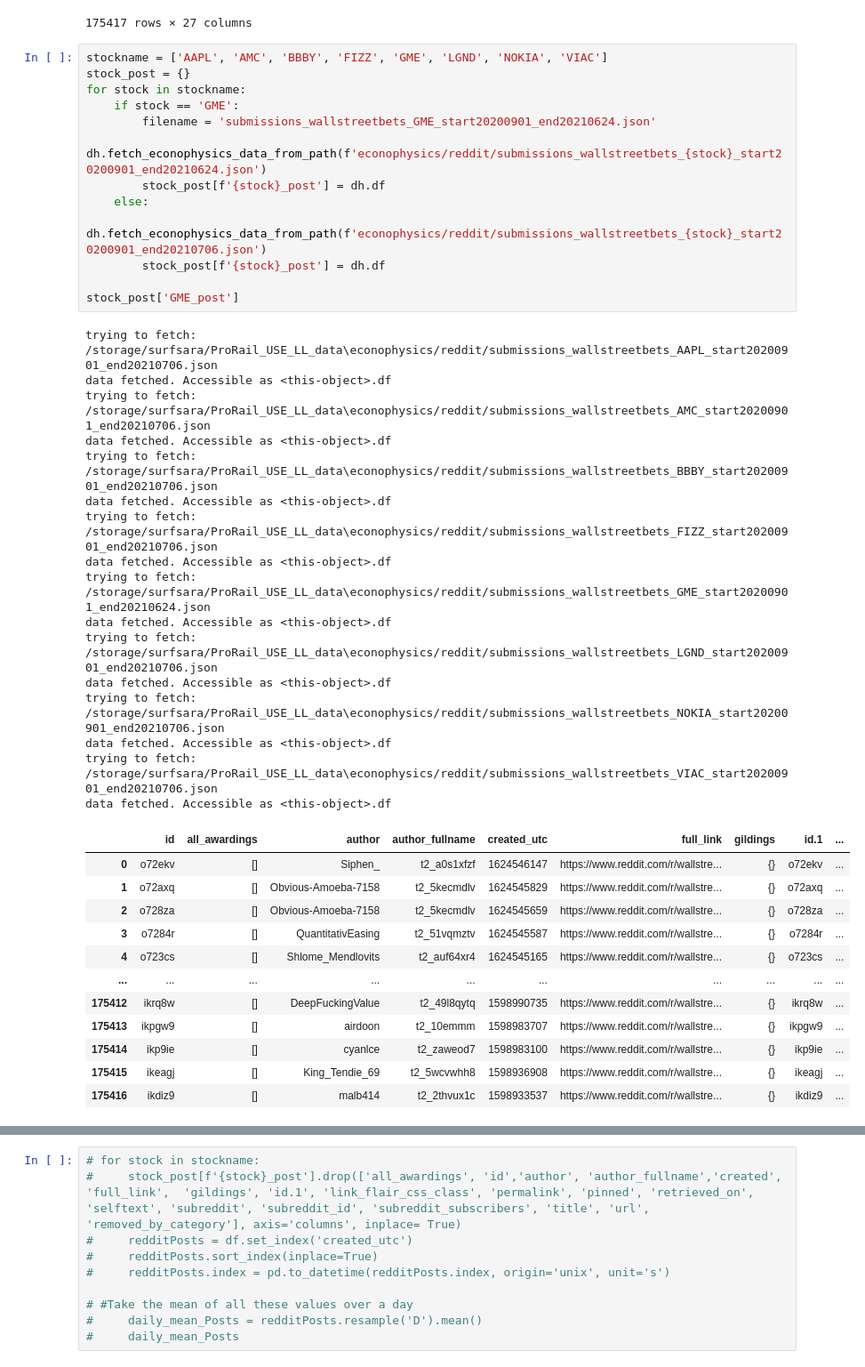
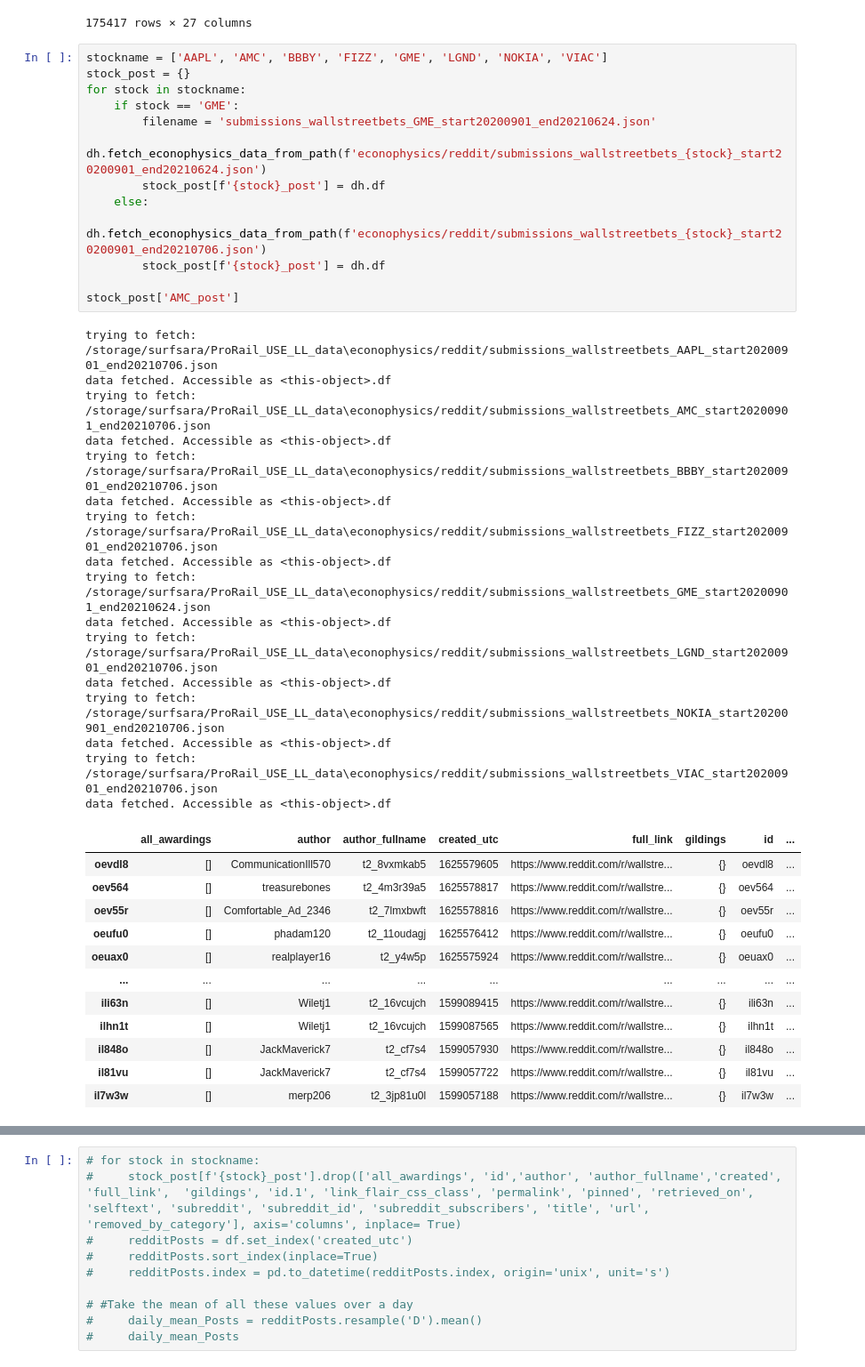
Before and after one commit to SaberQ19/socioPhysics_DiamondHands, a Jupyter notebook: xgBoost.ipynb, the cells around one changed output, grey strips where cells are left out. Shown at 89% size. Drawn from its saved outputs; the diff is of its cells as text.

```diff
--- a/xgBoost.ipynb
+++ b/xgBoost.ipynb
@@ -85,42 +85,42 @@ removed_by_category
 # %%
 stockname = ['AAPL', 'AMC', 'BBBY', 'FIZZ', 'GME', 'LGND', 'NOKIA', 'VIAC']
 stock_post = {}
 for stock in stockname:
     if stock == 'GME':
         filename = 'submissions_wallstreetbets_GME_start20200901_end20210624.json'
         dh.fetch_econophysics_data_from_path(f'econophysics/reddit/submissions_wallstreetbets_{stock}_start20200901_end20210624.json')
         stock_post[f'{stock}_post'] = dh.df
     else:
         dh.fetch_econophysics_data_from_path(f'econophysics/reddit/submissions_wallstreetbets_{stock}_start20200901_end20210706.json')
         stock_post[f'{stock}_post'] = dh.df
 
-stock_post['GME_post']
+stock_post['AMC_post']
 # %% [output]
 trying to fetch: /storage/surfsara/ProRail_USE_LL_data\econophysics/reddit/submissions_wallstreetbets_AAPL_start20200901_end20210706.json
 data fetched. Accessible as <this-object>.df
 trying to fetch: /storage/surfsara/ProRail_USE_LL_data\econophysics/reddit/submissions_wallstreetbets_AMC_start20200901_end20210706.json
 data fetched. Accessible as <this-object>.df
 trying to fetch: /storage/surfsara/ProRail_USE_LL_data\econophysics/reddit/submissions_wallstreetbets_BBBY_start20200901_end20210706.json
 data fetched. Accessible as <this-object>.df
 trying to fetch: /storage/surfsara/ProRail_USE_LL_data\econophysics/reddit/submissions_wallstreetbets_FIZZ_start20200901_end20210706.json
 data fetched. Accessible as <this-object>.df
 trying to fetch: /storage/surfsara/ProRail_USE_LL_data\econophysics/reddit/submissions_wallstreetbets_GME_start20200901_end20210624.json
 data fetched. Accessible as <this-object>.df
 trying to fetch: /storage/surfsara/ProRail_USE_LL_data\econophysics/reddit/submissions_wallstreetbets_LGND_start20200901_end20210706.json
 data fetched. Accessible as <this-object>.df
 trying to fetch: /storage/surfsara/ProRail_USE_LL_data\econophysics/reddit/submissions_wallstreetbets_NOKIA_start20200901_end20210706.json
 data fetched. Accessible as <this-object>.df
 trying to fetch: /storage/surfsara/ProRail_USE_LL_data\econophysics/reddit/submissions_wallstreetbets_VIAC_start20200901_end20210706.json
 data fetched. Accessible as <this-object>.df
-|  | id | all_awardings | author | author_fullname | created_utc | full_link | gildings | id.1 | ... |
-| 0 | o72ekv | [] | Siphen_ | t2_a0s1xfzf | 1624546147 | https://www.reddit.com/r/wallstre... | {} | o72ekv | ... |
-| 1 | o72axq | [] | Obvious-Amoeba-7158 | t2_5kecmdlv | 1624545829 | https://www.reddit.com/r/wallstre... | {} | o72axq | ... |
-| 2 | o728za | [] | Obvious-Amoeba-7158 | t2_5kecmdlv | 1624545659 | https://www.reddit.com/r/wallstre... | {} | o728za | ... |
-| 3 | o7284r | [] | QuantitativEasing | t2_51vqmztv | 1624545587 | https://www.reddit.com/r/wallstre... | {} | o7284r | ... |
-| 4 | o723cs | [] | Shlome_Mendlovits | t2_auf64xr4 | 1624545165 | https://www.reddit.com/r/wallstre... | {} | o723cs | ... |
-| ... | ... | ... | ... | ... | ... | ... | ... | ... | ... |
-| 175412 | ikrq8w | [] | DeepFuckingValue | t2_49l8qytq | 1598990735 | https://www.reddit.com/r/wallstre... | {} | ikrq8w | ... |
-| 175413 | ikpgw9 | [] | airdoon | t2_10emmm | 1598983707 | https://www.reddit.com/r/wallstre... | {} | ikpgw9 | ... |
-| 175414 | ikp9ie | [] | cyanlce | t2_zaweod7 | 1598983100 | https://www.reddit.com/r/wallstre... | {} | ikp9ie | ... |
-| 175415 | ikeagj | [] | King_Tendie_69 | t2_5wcvwhh8 | 1598936908 | https://www.reddit.com/r/wallstre... | {} | ikeagj | ... |
-| 175416 | ikdiz9 | [] | malb414 | t2_2thvux1c | 1598933537 | https://www.reddit.com/r/wallstre... | {} | ikdiz9 | ... |
+|  | all_awardings | author | author_fullname | created_utc | full_link | gildings | id | ... |
+| oevdl8 | [] | CommunicationIll570 | t2_8vxmkab5 | 1625579605 | https://www.reddit.com/r/wallstre... | {} | oevdl8 | ... |
+| oev564 | [] | treasurebones | t2_4m3r39a5 | 1625578817 | https://www.reddit.com/r/wallstre... | {} | oev564 | ... |
+| oev55r | [] | Comfortable_Ad_2346 | t2_7lmxbwft | 1625578816 | https://www.reddit.com/r/wallstre... | {} | oev55r | ... |
+| oeufu0 | [] | phadam120 | t2_11oudagj | 1625576412 | https://www.reddit.com/r/wallstre... | {} | oeufu0 | ... |
+| oeuax0 | [] | realplayer16 | t2_y4w5p | 1625575924 | https://www.reddit.com/r/wallstre... | {} | oeuax0 | ... |
+| ... | ... | ... | ... | ... | ... | ... | ... | ... |
+| ili63n | [] | Wiletj1 | t2_16vcujch | 1599089415 | https://www.reddit.com/r/wallstre... | {} | ili63n | ... |
+| ilhn1t | [] | Wiletj1 | t2_16vcujch | 1599087565 | https://www.reddit.com/r/wallstre... | {} | ilhn1t | ... |
+| il848o | [] | JackMaverick7 | t2_cf7s4 | 1599057930 | https://www.reddit.com/r/wallstre... | {} | il848o | ... |
+| il81vu | [] | JackMaverick7 | t2_cf7s4 | 1599057722 | https://www.reddit.com/r/wallstre... | {} | il81vu | ... |
+| il7w3w | [] | merp206 | t2_3jp81u0l | 1599057188 | https://www.reddit.com/r/wallstre... | {} | il7w3w | ... |
```
Also changed, not shown: parts of 25 cells of this notebook, 1 other file.
